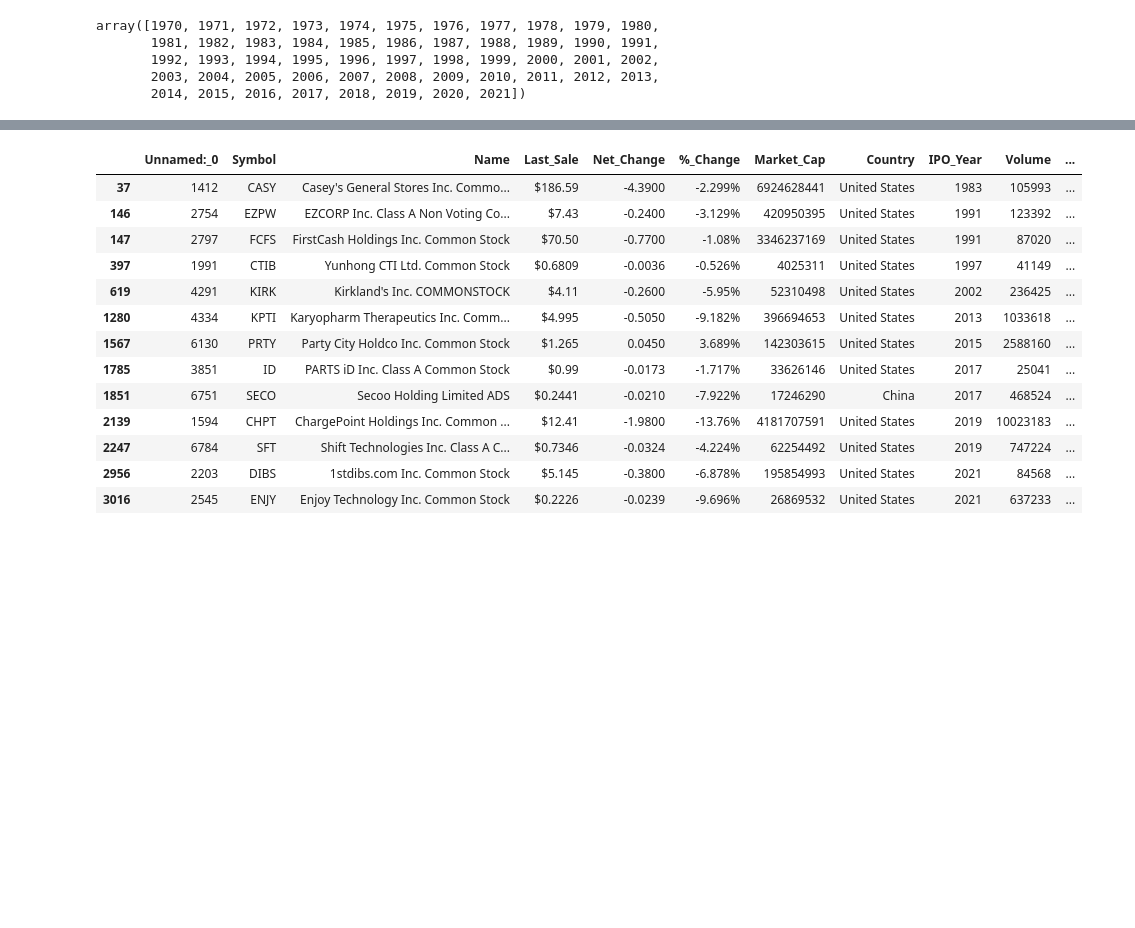
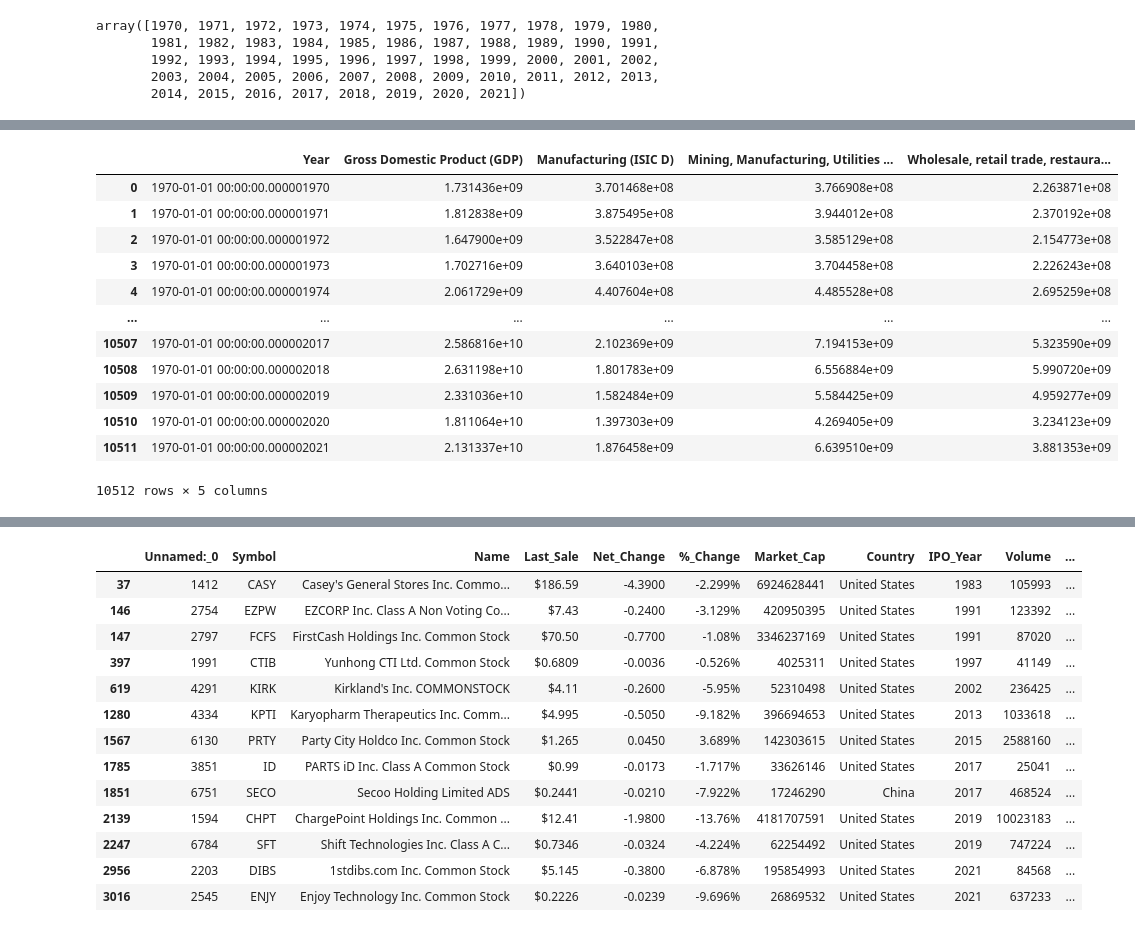
Before and after one commit to maximarbuzov/maxim, a Jupyter notebook: Untitled7.ipynb, the cells around one changed output, grey strips where cells are left out. Saved outputs shown, nothing was run; the diff lists cells and outputs as text; code cells hidden in the pictures; blank space fills up the shorter version.

```diff
--- a/Untitled7.ipynb
+++ b/Untitled7.ipynb
@@ -654,0 +674,16 @@ array([1970, 1971, 1972, 1973, 1974, 1975, 1976, 1977, 1978, 1979, 1980,
+# %%
+df
+# %% [output]
+|  | Year | Gross Domestic Product (GDP) | Manufacturing (ISIC D) | Mining, Manufacturing, Utilities ... | Wholesale, retail trade, restaura... |
+| 0 | 1970-01-01 00:00:00.000001970 | 1.731436e+09 | 3.701468e+08 | 3.766908e+08 | 2.263871e+08 |
+| 1 | 1970-01-01 00:00:00.000001971 | 1.812838e+09 | 3.875495e+08 | 3.944012e+08 | 2.370192e+08 |
+| 2 | 1970-01-01 00:00:00.000001972 | 1.647900e+09 | 3.522847e+08 | 3.585129e+08 | 2.154773e+08 |
+| 3 | 1970-01-01 00:00:00.000001973 | 1.702716e+09 | 3.640103e+08 | 3.704458e+08 | 2.226243e+08 |
+| 4 | 1970-01-01 00:00:00.000001974 | 2.061729e+09 | 4.407604e+08 | 4.485528e+08 | 2.695259e+08 |
+| ... | ... | ... | ... | ... | ... |
+| 10507 | 1970-01-01 00:00:00.000002017 | 2.586816e+10 | 2.102369e+09 | 7.194153e+09 | 5.323590e+09 |
+| 10508 | 1970-01-01 00:00:00.000002018 | 2.631198e+10 | 1.801783e+09 | 6.556884e+09 | 5.990720e+09 |
+| 10509 | 1970-01-01 00:00:00.000002019 | 2.331036e+10 | 1.582484e+09 | 5.584425e+09 | 4.959277e+09 |
+| 10510 | 1970-01-01 00:00:00.000002020 | 1.811064e+10 | 1.397303e+09 | 4.269405e+09 | 3.234123e+09 |
+| 10511 | 1970-01-01 00:00:00.000002021 | 2.131337e+10 | 1.876458e+09 | 6.639510e+09 | 3.881353e+09 |
+10512 rows × 5 columns
```
Also changed, not shown: parts of 7 cells of this notebook.
